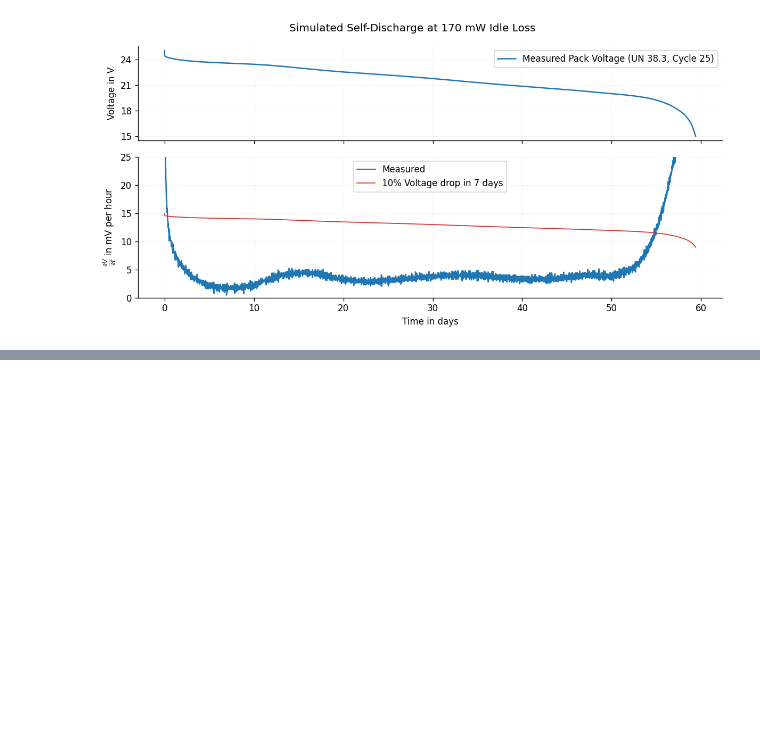
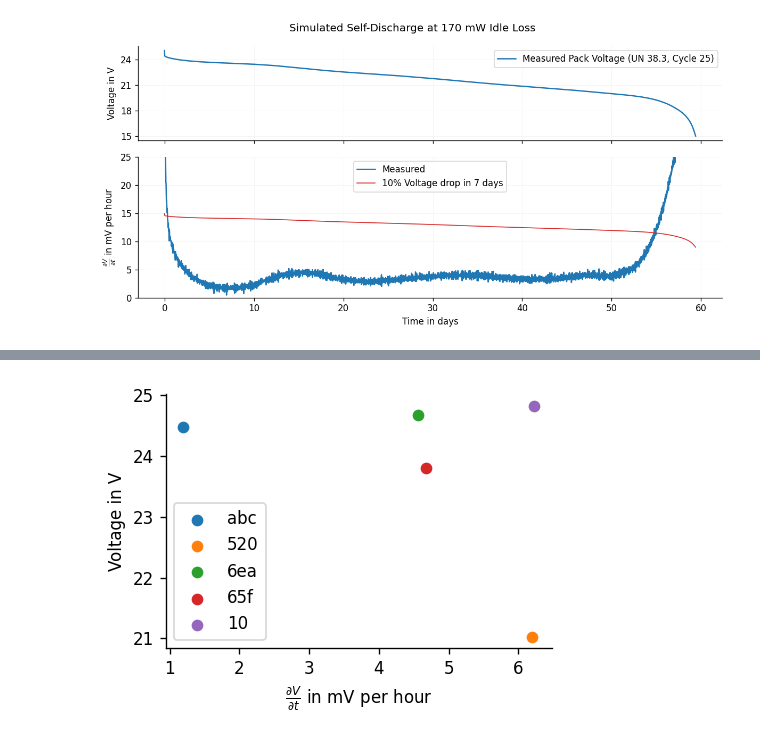
Before and after one commit to starcopter/pack-cycle-analysis, a Jupyter notebook: projects/self-discharge/Analysis.ipynb, the cells around one changed output, grey strips where cells are left out. Saved outputs shown, nothing was run; the diff lists cells and outputs as text; code cells hidden in the pictures; blank space fills up the shorter version.

Commit message:
✨ add self-discharge validation

```diff
--- a/projects/self-discharge/Analysis.ipynb
+++ b/projects/self-discharge/Analysis.ipynb
@@ -118,3 +122,11 @@ fig.tight_layout()
 fig.savefig("img/self-discharge.png")
 # %% [output]
 [figure]
+# %%
+voltages = pd.read_csv("data/idle_voltages.csv", parse_dates=["time"])
+
+voltages["dt"] = voltages.groupby("set").time.diff()
+voltages["dV"] = voltages.groupby("set").voltage.diff()
+voltages["dVdt"] = -(voltages.dV * 1000) / (voltages.dt / pd.Timedelta(hours=1))
+
+voltages.loc[:, ["set", "voltage", "dVdt"]].dropna().set_index("set")
@@ -120,0 +141,14 @@ fig.savefig("img/self-discharge.png")
+# %%
+fig, ax = plt.subplots(figsize=(4, 3))
+
+for row in voltages.dropna().itertuples():
+    ax.scatter(row.dVdt, row.voltage, label=row.set)
+
+ax.legend()
+ax.set_xlabel(r"$\frac{\partial V}{\partial t}$ in mV per hour")
+ax.set_ylabel("Voltage in V")
+
+fig.tight_layout()
+fig.savefig("img/measured-discharge-rate.png")
+# %% [output]
+[figure, added]
```
Also changed, not shown: parts of 2 cells of this notebook, 3 other files.
